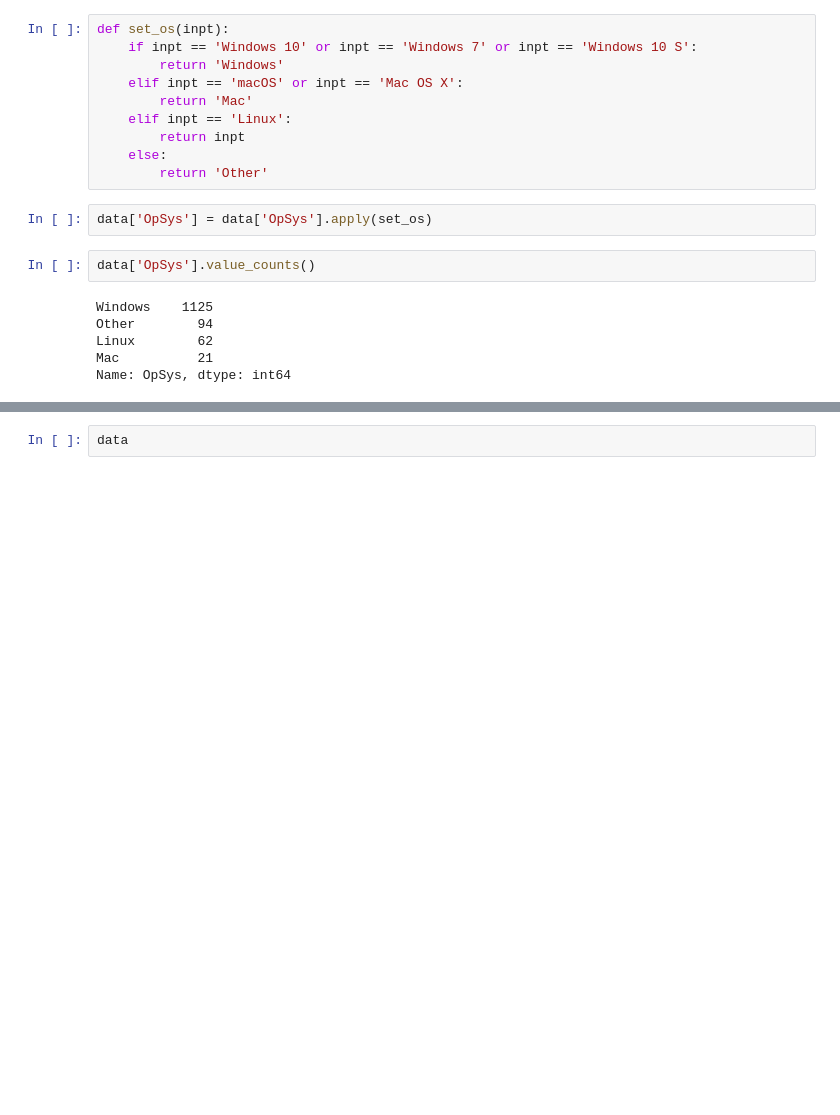
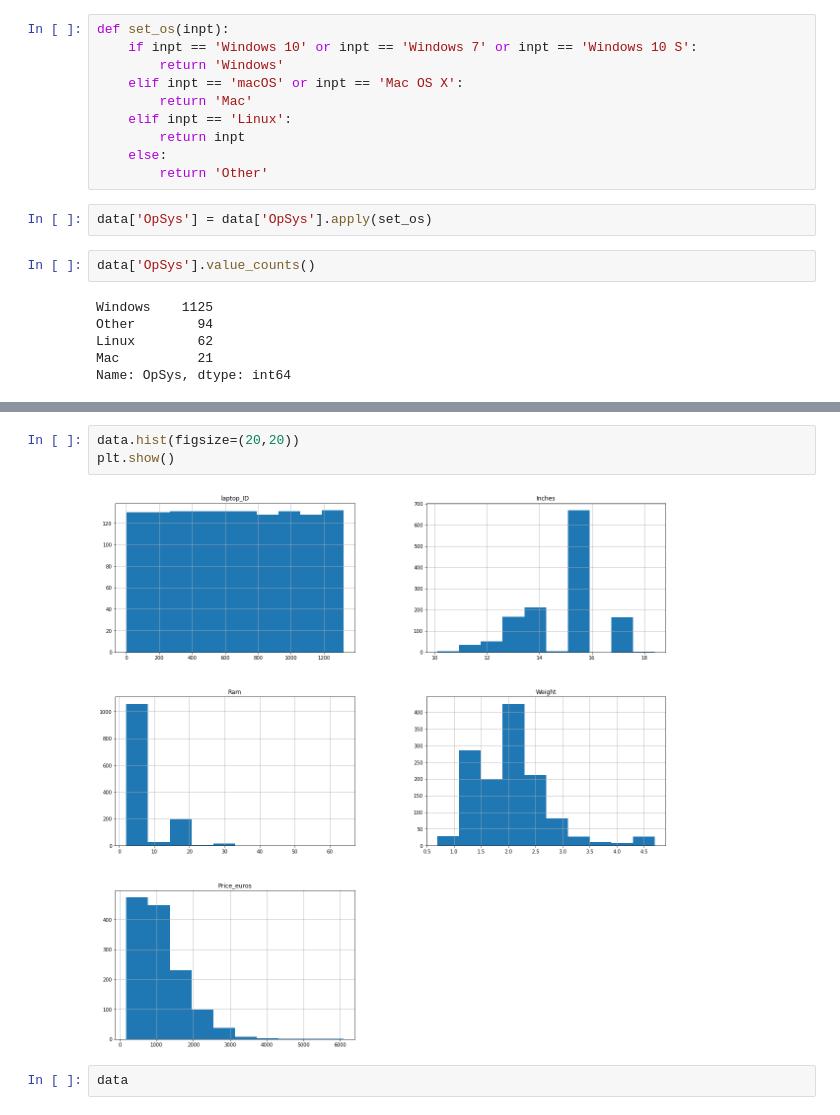
Before and after one commit to SachinthaAPSU/ML_Assignment2_IT19111902_IT19121970_IT19124018_IT19110080, a Jupyter notebook: Laptops_Price_Prediction.ipynb, the cells around one changed output, grey strips where cells are left out. Cells and saved outputs as stored; diff of their text form; blank space fills up the shorter version.

```diff
--- a/Laptops_Price_Prediction.ipynb
+++ b/Laptops_Price_Prediction.ipynb
@@ -333,6 +333,11 @@ data.head(2)
 |  | laptop_ID | Company | Product | TypeName | Inches | ScreenResolution | Cpu | Ram | Gpu | OpSys | ... |
 | 0 | 1 | Apple | MacBook Pro | Ultrabook | 13.3 | IPS Panel Retina Display 2560x1600 | Intel Core i5 2.3GHz | 8 | Intel Iris Plus Graphics 640 | Mac | ... |
 | 1 | 2 | Apple | Macbook Air | Ultrabook | 13.3 | 1440x900 | Intel Core i5 1.8GHz | 8 | Intel HD Graphics 6000 | Mac | ... |
+# %%
+data.hist(figsize=(20,20))
+plt.show()
+# %% [output]
+[figure, added]
 # %%
 data
 # %% [output]
```
